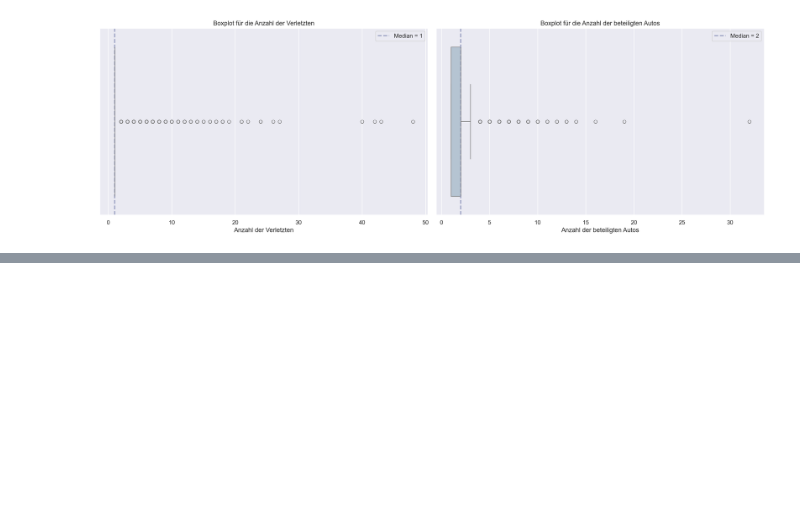
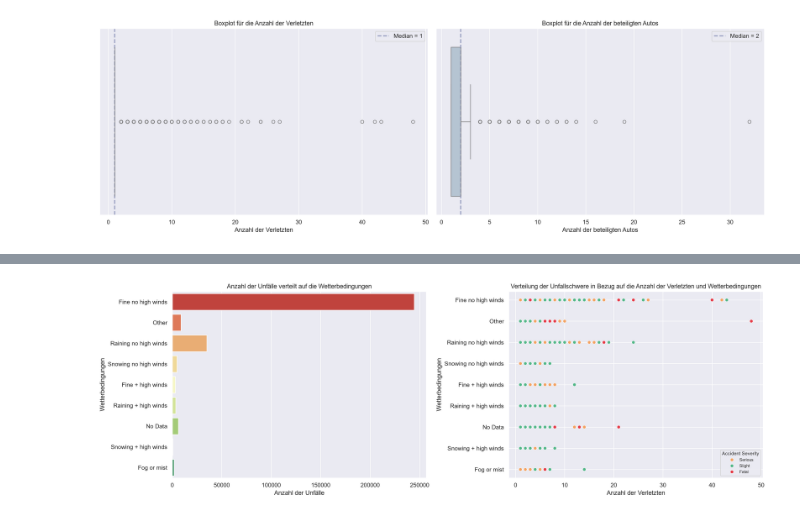
Before and after one commit to DamianM0N/Road-Accident-Dataset-deskriptive-Analyse, a Jupyter notebook: Projekt.ipynb, the cells around one changed output, grey strips where cells are left out. Cells and saved outputs as stored; diff of their text form; code cells hidden in the pictures; blank space fills up the shorter version.

```diff
--- a/Projekt.ipynb
+++ b/Projekt.ipynb
@@ -748,0 +750,20 @@ plt.show()
+# %%
+fig, axes = plt.subplots(1, 2, figsize = (18, 6), dpi = 200)
+
+#Einstellungen für den ersten Plot
+ax0 = sns.countplot(data = df, ax = axes[0], y = "Weather_Conditions", hue = "Weather_Conditions", palette = "RdYlGn")
+ax0.set_xlabel("Anzahl der Unfälle")
+ax0.set_ylabel("Wetterbedingungen")
+ax0.set_title("Anzahl der Unfälle verteilt auf die Wetterbedingungen")
+
+#Einstellungen für den zweiten Plot
+ax1 = sns.scatterplot(ax = axes[1], data = df, x = "Number_of_Casualties", y = "Weather_Conditions", hue = "Accident_Severity", palette = farbpalette_schweregrad)
+ax1.set_xlabel("Anzahl der Verletzten")
+ax1.set_ylabel("Wetterbedingungen")
+ax1.set_title("Verteilung der Unfallschwere in Bezug auf die Anzahl der Verletzten und Wetterbedingungen")
+sns.move_legend(ax1, "best", title = "Accident Severity", fontsize = 8, title_fontsize = 9)
+
+plt.tight_layout()
+plt.show()
+# %% [output]
+[figure, added]
```
Also changed, not shown: parts of 7 cells of this notebook.
